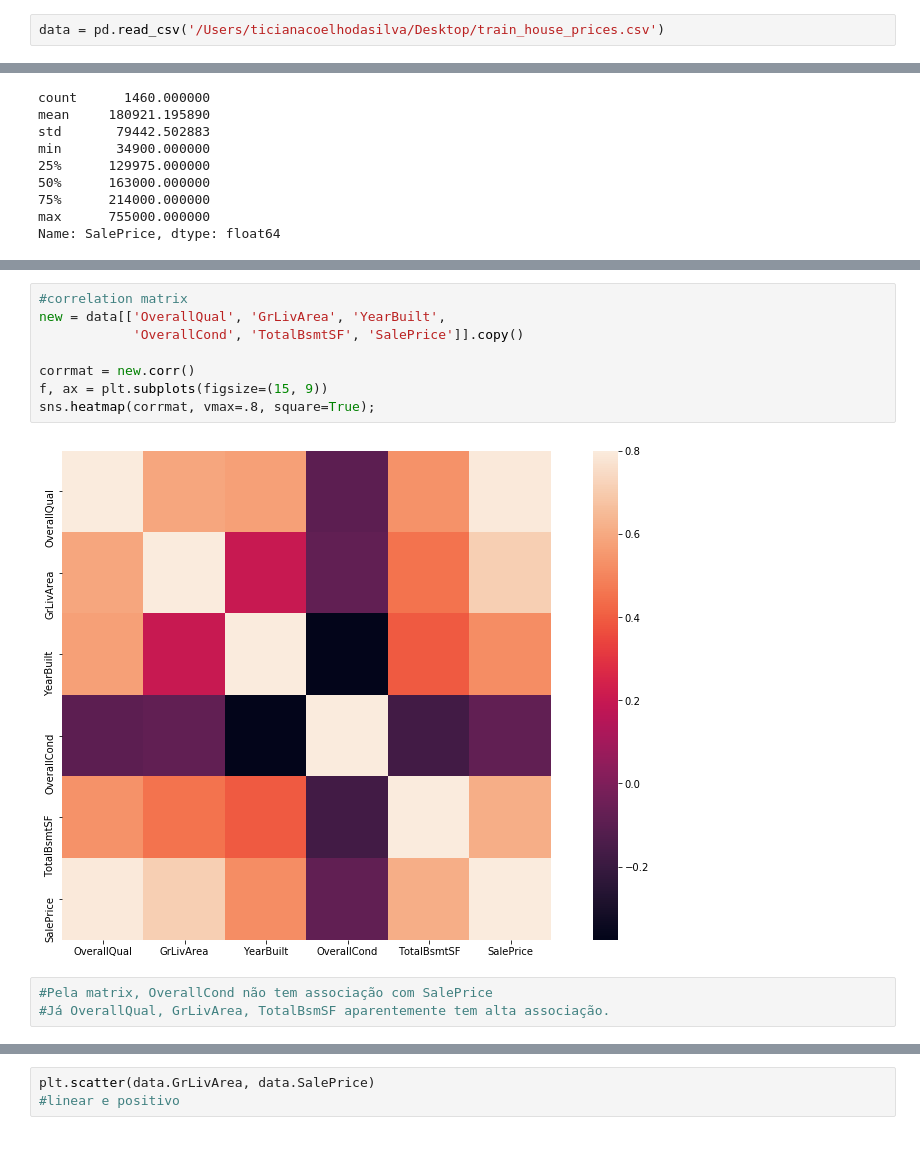
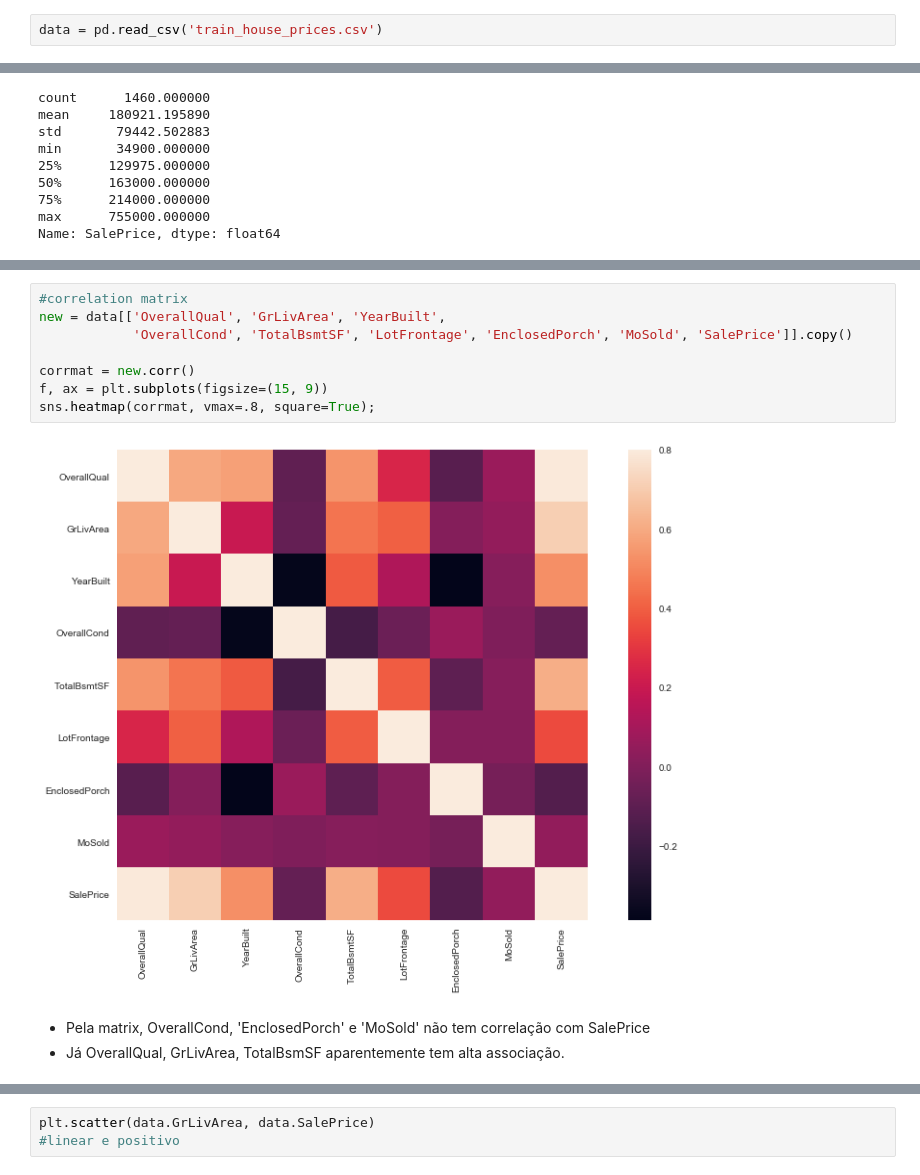
Before and after one commit to ticiana/Analise-de-Dados-Regressao, a Jupyter notebook: house_prices.ipynb, the cells around one changed output, grey strips where cells are left out. Cells and saved outputs as stored; diff of their text form; blank space fills up the shorter version.

Commit message:
Estudo do comportamento das variáveis do problema House Prices do Kaggle

```diff
--- a/house_prices.ipynb
+++ b/house_prices.ipynb
@@ -9,7 +9,7 @@ import seaborn as sns
 # %% [markdown]
 ## ** Importe dos dados**
 # %%
-data = pd.read_csv('/Users/ticianacoelhodasilva/Desktop/train_house_prices.csv')
+data = pd.read_csv('train_house_prices.csv')
 # %% [markdown]
 ## **Estudo das variáveis**
 # %%
@@ -76,13 +100,13 @@ Curtose: 6.536282
 # %%
 #correlation matrix
 new = data[['OverallQual', 'GrLivArea', 'YearBuilt',
-            'OverallCond', 'TotalBsmtSF', 'SalePrice']].copy()
+            'OverallCond', 'TotalBsmtSF', 'LotFrontage', 'EnclosedPorch', 'MoSold', 'SalePrice']].copy()
 
 corrmat = new.corr()
 f, ax = plt.subplots(figsize=(15, 9))
 sns.heatmap(corrmat, vmax=.8, square=True);
 # %% [output]
-[figure, old version]
+[figure, new version]
-# %%
-#Pela matrix, OverallCond não tem associação com SalePrice
-#Já OverallQual, GrLivArea, TotalBsmSF aparentemente tem alta associação.
+# %% [markdown]
+- Pela matrix, OverallCond, 'EnclosedPorch' e 'MoSold' não tem correlação com SalePrice
+- Já OverallQual, GrLivArea, TotalBsmSF aparentemente tem alta associação.
```
Also changed, not shown: parts of 25 cells of this notebook.
